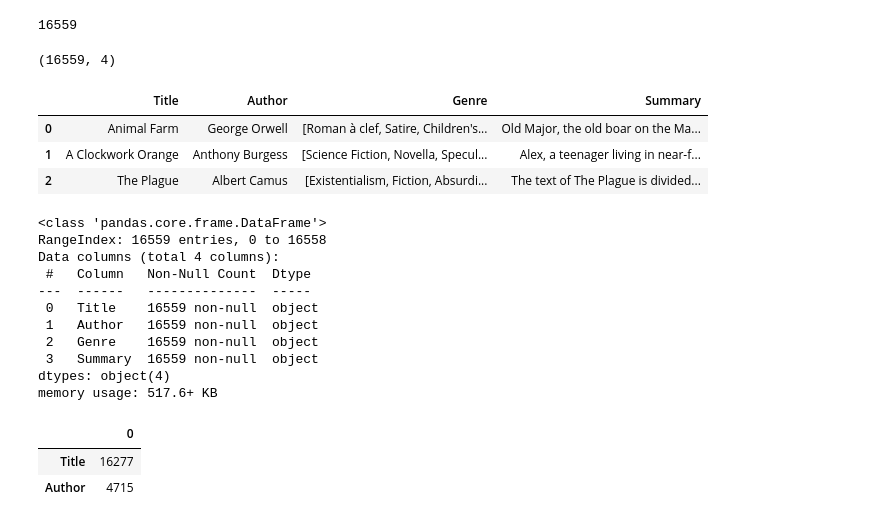
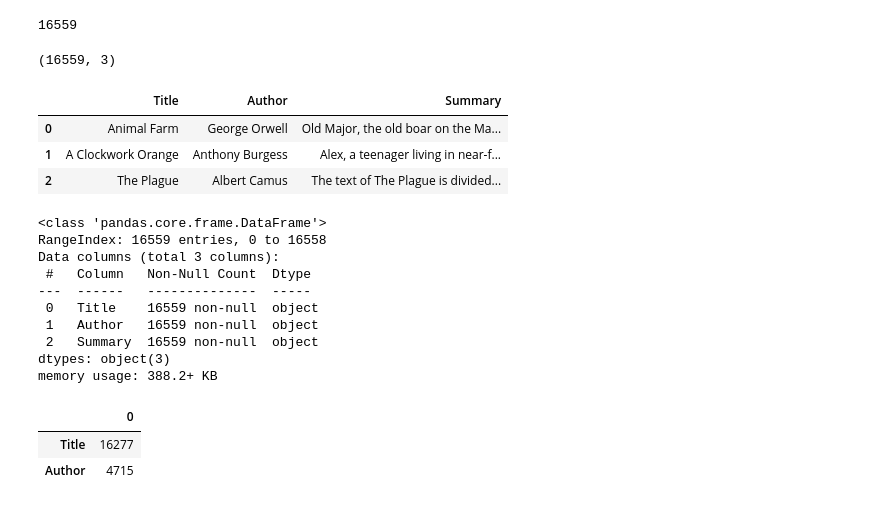
Before and after one commit to AnIsAsPe/Recomendaci-n-de-libros-usando-LDA, a Jupyter notebook: Notebooks/Recomendación_de_libros_usando_LDA.ipynb, the cells around one changed output. Saved outputs shown, nothing was run; the diff lists cells and outputs as text; code cells hidden in the pictures.

```diff
--- a/Notebooks/Recomendación_de_libros_usando_LDA.ipynb
+++ b/Notebooks/Recomendación_de_libros_usando_LDA.ipynb
@@ -112,39 +114,33 @@ len(data)
 # %%
 title = []
 author = []
-genre = []
 summary = []
 for i in range(len(data)):
   title.append(data[i][2])
   author.append(data[i][3])
-  if data[i][5] == '':
-      genre.append([''])
-  else:
-      genre.append([j for j in json.loads(data[i][5]).values()])
   summary.append(data[i][6])
 
-df = pd.DataFrame({ 'Title': title, 'Author': author,
-                       'Genre': genre, 'Summary': summary})
-print(df.shape)
-df.head(3)
+datos = pd.DataFrame({ 'Title': title, 'Author': author,
+                    'Summary': summary})
+print(datos.shape)
+datos.head(3)
 # %% [output]
-(16559, 4)
+(16559, 3)
-|  | Title | Author | Genre | Summary |
-| 0 | Animal Farm | George Orwell | [Roman à clef, Satire, Children's... | Old Major, the old boar on the Ma... |
-| 1 | A Clockwork Orange | Anthony Burgess | [Science Fiction, Novella, Specul... | Alex, a teenager living in near-f... |
-| 2 | The Plague | Albert Camus | [Existentialism, Fiction, Absurdi... | The text of The Plague is divided... |
+|  | Title | Author | Summary |
+| 0 | Animal Farm | George Orwell | Old Major, the old boar on the Ma... |
+| 1 | A Clockwork Orange | Anthony Burgess | Alex, a teenager living in near-f... |
+| 2 | The Plague | Albert Camus | The text of The Plague is divided... |
 # %%
-df.info()
+datos.info()
 # %% [output]
 <class 'pandas.core.frame.DataFrame'>
 RangeIndex: 16559 entries, 0 to 16558
-Data columns (total 4 columns):
+Data columns (total 3 columns):
  #   Column   Non-Null Count  Dtype
 ---  ------   --------------  -----
  0   Title    16559 non-null  object
  1   Author   16559 non-null  object
- 2   Genre    16559 non-null  object
- 3   Summary  16559 non-null  object
-dtypes: object(4)
-memory usage: 517.6+ KB
+ 2   Summary  16559 non-null  object
+dtypes: object(3)
+memory usage: 388.2+ KB
 # %%
```
Also changed, not shown: parts of 47 cells of this notebook.
